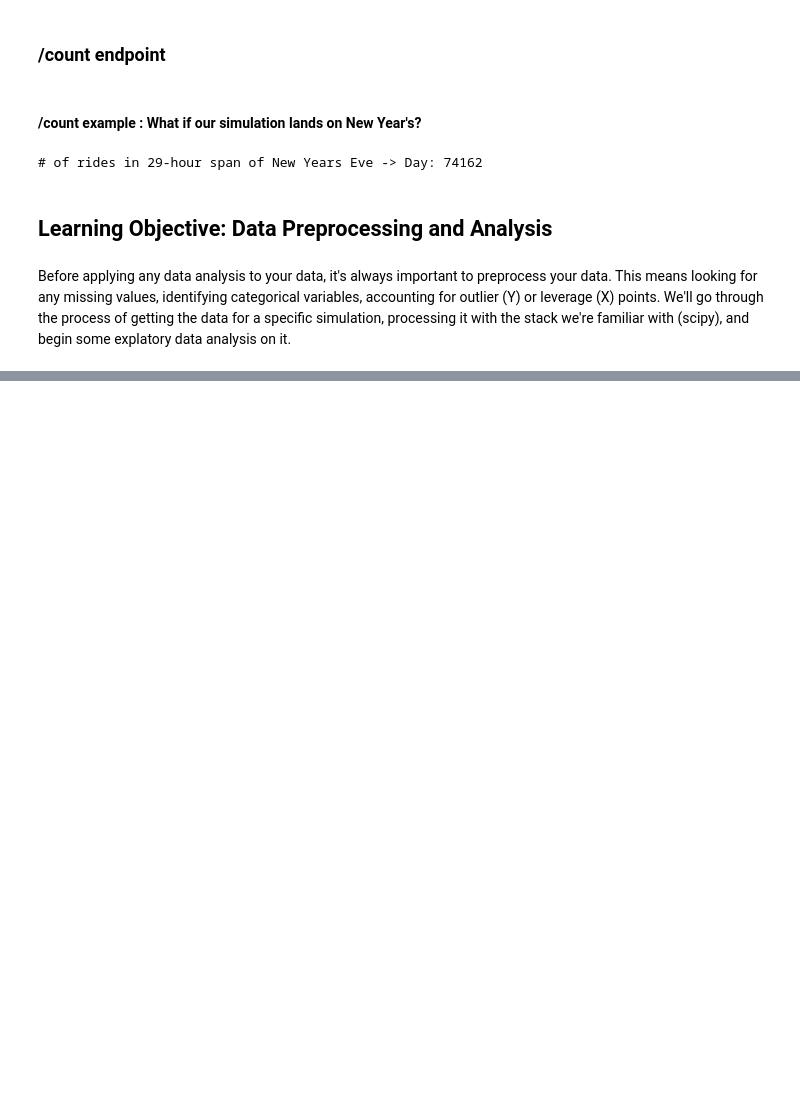
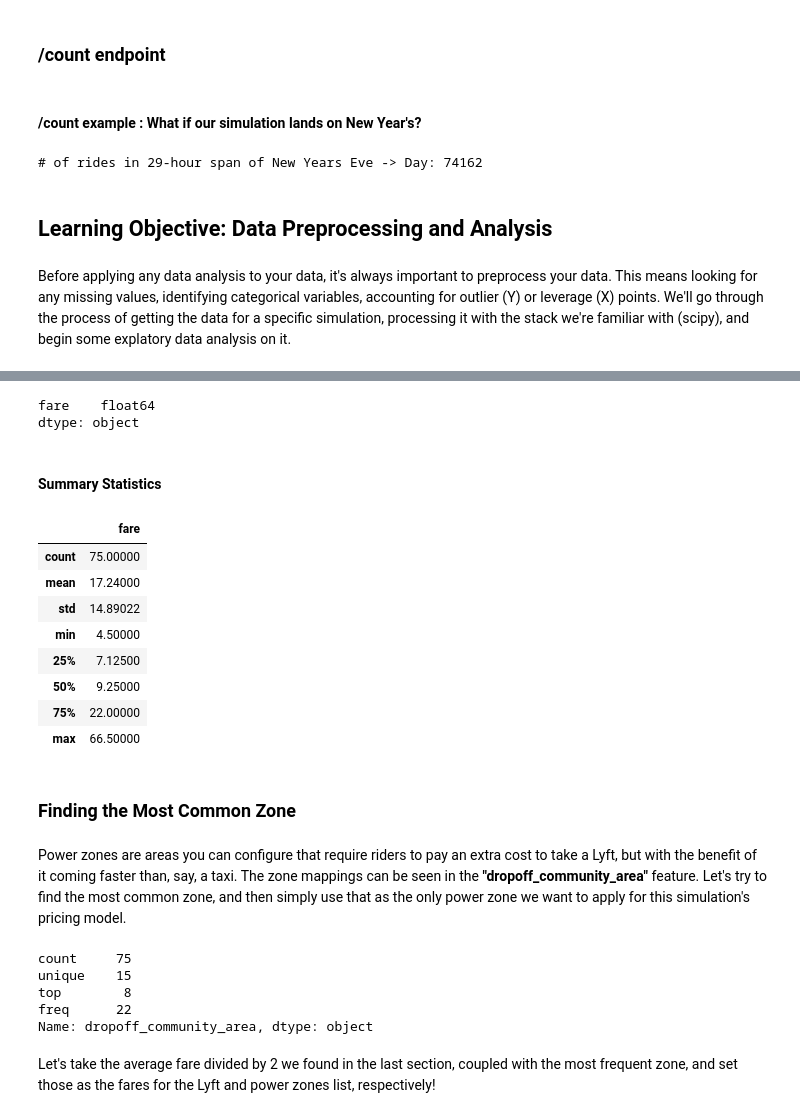
Before and after one commit to acmillinoistech/lyftstarter, a Jupyter notebook: Lyft HackNight - Python Starter Notebook.ipynb, the cells around one changed output, grey strips where cells are left out. Drawn from its saved outputs; the diff is of its cells as text; code cells hidden in the pictures; blank space fills up the shorter version.

```diff
--- a/Lyft HackNight - Python Starter Notebook.ipynb
+++ b/Lyft HackNight - Python Starter Notebook.ipynb
@@ -231,0 +311,4 @@ Before applying any data analysis to your data, it's always important to preproc
+# %%
+fare_feature = week_before_dataset.iloc[:, [6]].copy()
+fare_feature = fare_feature.astype("float64")
+fare_feature.head()
@@ -231,0 +322,34 @@ Before applying any data analysis to your data, it's always important to preproc
+# %%
+# Confirming that we've converted to a float
+fare_feature.dtypes
+# %% [output]
+fare    float64
+dtype: object
+# %% [markdown]
+#### Summary Statistics
+# %%
+fare_feature.describe()
+# %% [output]
+|  | fare |
+| count | 75.00000 |
+| mean | 17.24000 |
+| std | 14.89022 |
+| min | 4.50000 |
+| 25% | 7.12500 |
+| 50% | 9.25000 |
+| 75% | 22.00000 |
+| max | 66.50000 |
+# %% [markdown]
+### Finding the Most Common Zone
+# %% [markdown]
+Power zones are areas you can configure that require riders to pay an extra cost to take a Lyft, but with the benefit of it coming faster than, say, a taxi. The zone mappings can be seen in the <strong>"dropoff_community_area"</strong> feature. Let's try to find the most common zone, and then simply use that as the only power zone we want to apply for this simulation's pricing model.
+# %%
+week_before_dataset.iloc[:, 3].describe()
+# %% [output]
+count     75
+unique    15
+top        8
+freq      22
+Name: dropoff_community_area, dtype: object
+# %% [markdown]
+Let's take the average fare divided by 2 we found in the last section, coupled with the most frequent zone, and set those as the fares for the Lyft and power zones list, respectively!
```
Also changed, not shown: parts of 18 cells of this notebook.
